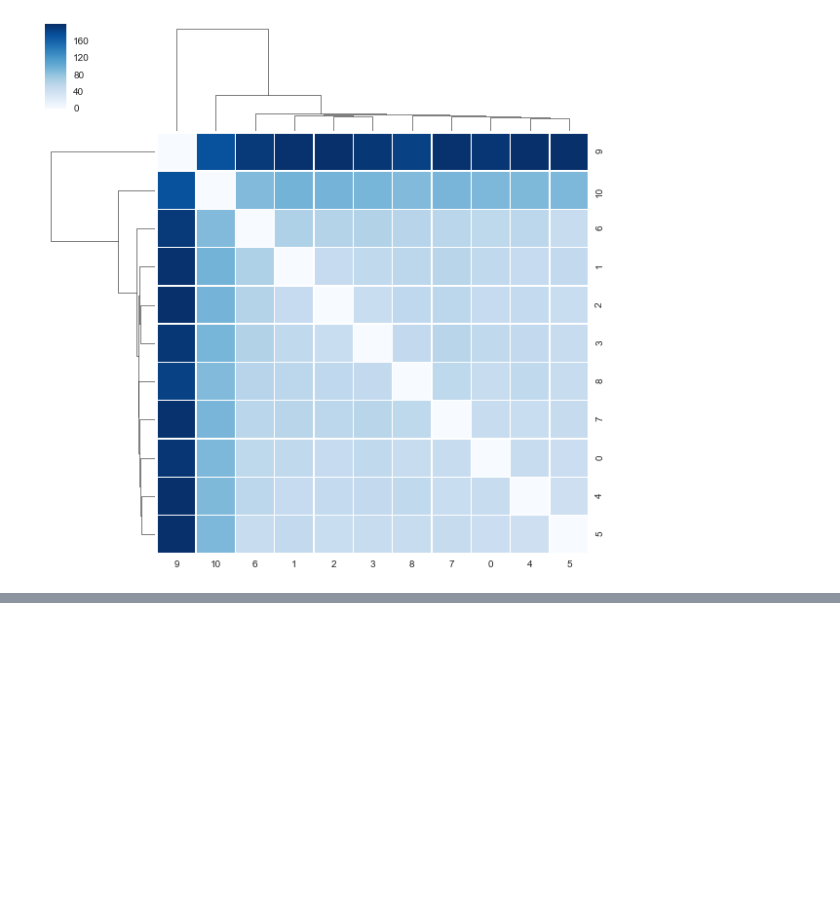
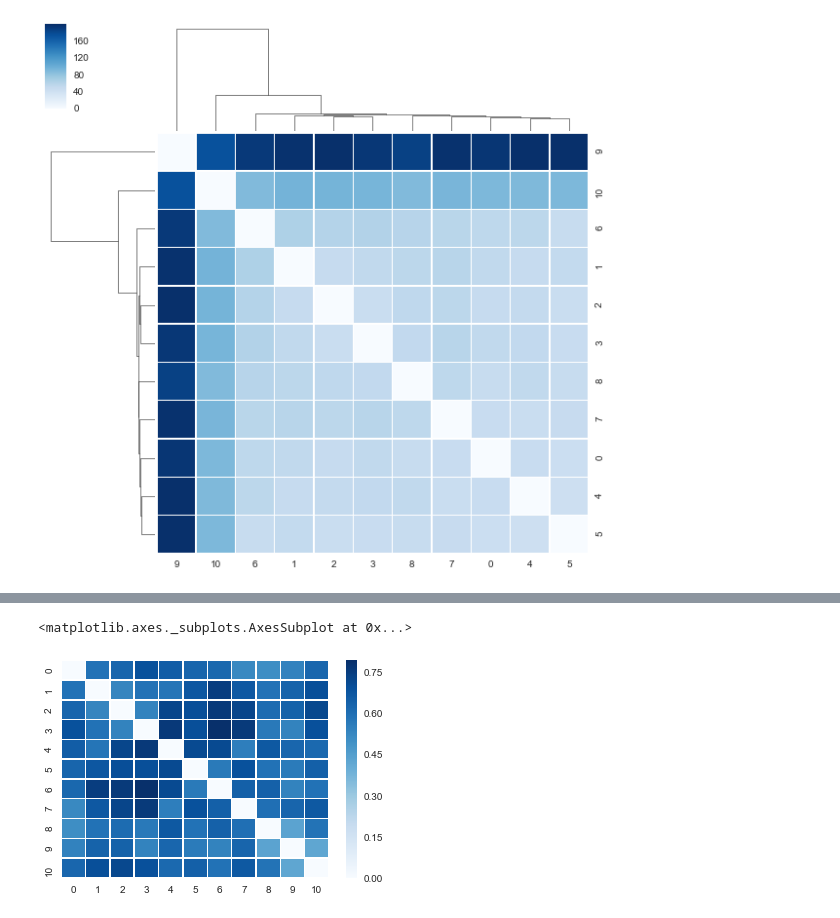
Before and after one commit to jeddobson/jeddobson.github.io, a Jupyter notebook: notes/Douglass-Compare-Euclidean.ipynb, the cells around one changed output, grey strips where cells are left out. Saved outputs shown, nothing was run; the diff lists cells and outputs as text; code cells hidden in the pictures; blank space fills up the shorter version.

```diff
--- a/notes/Douglass-Compare-Euclidean.ipynb
+++ b/notes/Douglass-Compare-Euclidean.ipynb
@@ -94,13 +99,13 @@ df_factor=1
 vectorizer = CountVectorizer(input='filename',stop_words='english',
                              strip_accents='unicode',lowercase=True,
                              min_df=df_factor)
-dtm_matrix = vectorizer.fit_transform(texts)
+dtm_matrix = vectorizer.fit_transform(texts).toarray()
 
 # tell us about the model
 documents, vocabulary = dtm_matrix.shape
 print("DF: {0} Documents: {1} Vocabulary: {2}".format(df_factor,documents,vocabulary))
 
 # calculate distances between texts
-dist_matrix = euclidean_distances(dtm_matrix.toarray())
+dist_matrix = euclidean_distances(dtm_matrix)
 # %% [output]
 DF: 1 Documents: 11 Vocabulary: 3996
@@ -164,0 +195,6 @@ michael 30.25
+# %%
+# display the similarity matrix (white=similar, dark blue=different)
+sn.heatmap(dist_matrix, cmap='Blues',linewidths=.5)
+# %% [output]
+<matplotlib.axes._subplots.AxesSubplot at 0x...>
+[figure, added]
```
Also changed, not shown: parts of 12 cells of this notebook.
